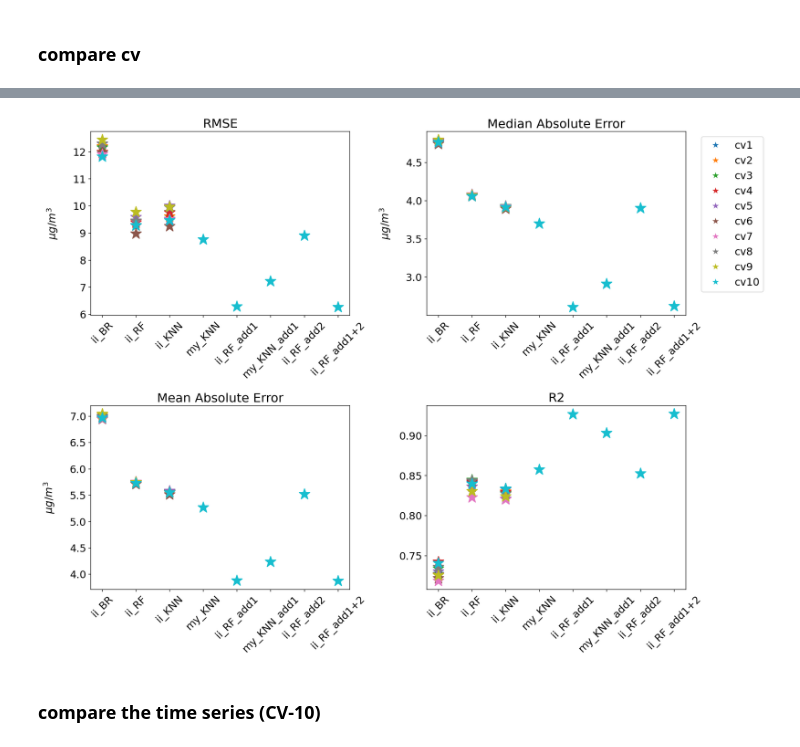
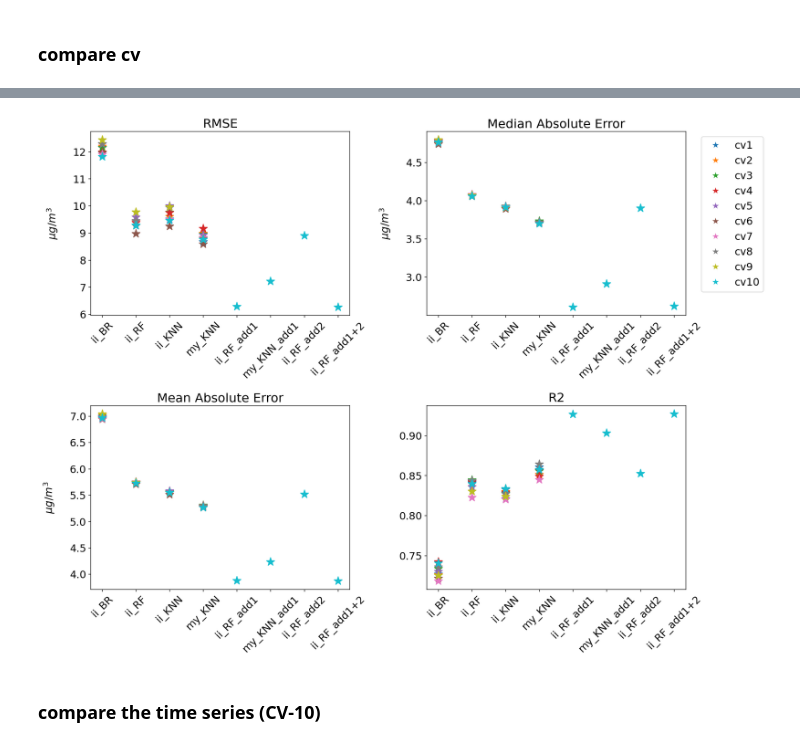
Before and after one commit to iditbela2/Broday_notebooks, a Jupyter notebook: analysing_results.ipynb, the cells around one changed output, grey strips where cells are left out. Saved outputs shown, nothing was run; the diff lists cells and outputs as text; code cells hidden in the pictures.

```diff
--- a/analysing_results.ipynb
+++ b/analysing_results.ipynb
@@ -112,0 +123,24 @@ my_KNN_cv10 = pd.read_pickle("/Users/iditbela/Documents/Broday/saved_data_from_n
+# %%
+# my_KNN all cross-validations
+
+def return_results_my_knn(np_values, np_r_PM25_y):
+    y_train = np_r_PM25_y[~np.isnan(np_r_PM25_y)]
+    y_pred = np_values[~np.isnan(np_r_PM25_y)]
+
+    RMSE = np.sqrt(mean_squared_error(y_train, y_pred))
+    MedianAE = median_absolute_error(y_train, y_pred)
+    MeanAE = mean_absolute_error(y_train,y_pred)
+    R2 = r2_score(y_train,y_pred)
+
+    return [RMSE,MedianAE,MeanAE,R2]
+
+
+results_my_KNN = results_woD_KNN.copy()
+for i in (1,2,3,4,5,6,7,8,10):
+    r_PM25_copy = r_PM25.copy()
+    np_r_PM25, np_r_PM25_y = return_X_y_KFold_cross_validation(r_PM25_copy,10,i-1)
+    my_KNN_file = pd.read_pickle("/Users/iditbela/Documents/Broday/saved_data_from_notebooks/my_KNN_cv"+str(i))
+    np_values = my_KNN_file.values
+    results_my_KNN.iloc[i-1,:] = (return_results_my_knn(np_values, np_r_PM25_y))
+
+results_my_KNN.iloc[8,:]=[np.nan,np.nan,np.nan,np.nan]
@@ -167,10 +215,17 @@ cmap = plt.cm.tab10
 col = cmap(np.linspace(0, 1, N))
 rcParams['axes.prop_cycle'] = cycler(color=col)
 
-ax1.plot(np.arange(0,8), [results_woD_BR.iloc[:,0],results_woD_RF.iloc[:,0],results_woD_KNN.iloc[:,0],results_woD_My_KNN_CV10.iloc[:,0], results_RF_woD_dbda_cv10.iloc[:,0], results_my_KNN_dbda_cv10.iloc[:,0], results_RF_wD_cv10.iloc[:,0],results_RF_wD_dbda_cv10.iloc[:,0]],'*') #RMSE
-ax2.plot(np.arange(0,8), [results_woD_BR.iloc[:,1],results_woD_RF.iloc[:,1],results_woD_KNN.iloc[:,1],results_woD_My_KNN_CV10.iloc[:,1], results_RF_woD_dbda_cv10.iloc[:,1], results_my_KNN_dbda_cv10.iloc[:,1], results_RF_wD_cv10.iloc[:,1],results_RF_wD_dbda_cv10.iloc[:,1]],'*') # Median Absolute Error
-ax3.plot(np.arange(0,8), [results_woD_BR.iloc[:,2],results_woD_RF.iloc[:,2],results_woD_KNN.iloc[:,2],results_woD_My_KNN_CV10.iloc[:,2], results_RF_woD_dbda_cv10.iloc[:,2], results_my_KNN_dbda_cv10.iloc[:,2], results_RF_wD_cv10.iloc[:,2],results_RF_wD_dbda_cv10.iloc[:,2]],'*') # Mean Absolute Error
-ax4.plot(np.arange(0,8), [results_woD_BR.iloc[:,3],results_woD_RF.iloc[:,3],results_woD_KNN.iloc[:,3],results_woD_My_KNN_CV10.iloc[:,3], results_RF_woD_dbda_cv10.iloc[:,3], results_my_KNN_dbda_cv10.iloc[:,3], results_RF_wD_cv10.iloc[:,3],results_RF_wD_dbda_cv10.iloc[:,3]],'*') #r2
+
+# ax1.plot(np.arange(0,4), [results_woD_BR.iloc[:,0],results_woD_RF.iloc[:,0],results_woD_KNN.iloc[:,0],results_my_KNN.iloc[:,0]],'*') #RMSE
+# ax2.plot(np.arange(0,4), [results_woD_BR.iloc[:,1],results_woD_RF.iloc[:,1],results_woD_KNN.iloc[:,1],results_my_KNN.iloc[:,1]],'*') # Median Absolute Error
+# ax3.plot(np.arange(0,4), [results_woD_BR.iloc[:,2],results_woD_RF.iloc[:,2],results_woD_KNN.iloc[:,2],results_my_KNN.iloc[:,2]],'*') # Mean Absolute Error
+# ax4.plot(np.arange(0,4), [results_woD_BR.iloc[:,3],results_woD_RF.iloc[:,3],results_woD_KNN.iloc[:,3],results_my_KNN.iloc[:,3]],'*') #r2
+
+
+ax1.plot(np.arange(0,8), [results_woD_BR.iloc[:,0],results_woD_RF.iloc[:,0],results_woD_KNN.iloc[:,0],results_my_KNN.iloc[:,0], results_RF_woD_dbda_cv10.iloc[:,0], results_my_KNN_dbda_cv10.iloc[:,0], results_RF_wD_cv10.iloc[:,0],results_RF_wD_dbda_cv10.iloc[:,0]],'*') #RMSE
+ax2.plot(np.arange(0,8), [results_woD_BR.iloc[:,1],results_woD_RF.iloc[:,1],results_woD_KNN.iloc[:,1],results_my_KNN.iloc[:,1], results_RF_woD_dbda_cv10.iloc[:,1], results_my_KNN_dbda_cv10.iloc[:,1], results_RF_wD_cv10.iloc[:,1],results_RF_wD_dbda_cv10.iloc[:,1]],'*') # Median Absolute Error
+ax3.plot(np.arange(0,8), [results_woD_BR.iloc[:,2],results_woD_RF.iloc[:,2],results_woD_KNN.iloc[:,2],results_my_KNN.iloc[:,2], results_RF_woD_dbda_cv10.iloc[:,2], results_my_KNN_dbda_cv10.iloc[:,2], results_RF_wD_cv10.iloc[:,2],results_RF_wD_dbda_cv10.iloc[:,2]],'*') # Mean Absolute Error
+ax4.plot(np.arange(0,8), [results_woD_BR.iloc[:,3],results_woD_RF.iloc[:,3],results_woD_KNN.iloc[:,3],results_my_KNN.iloc[:,3], results_RF_woD_dbda_cv10.iloc[:,3], results_my_KNN_dbda_cv10.iloc[:,3], results_RF_wD_cv10.iloc[:,3],results_RF_wD_dbda_cv10.iloc[:,3]],'*') #r2
 
 legend_elements = [Line2D([0], [0], marker='*', color='w', label='cv1',
                           markerfacecolor=col[0], markersize=14),
@@ -182,34 +237,38 @@ legend_elements = [Line2D([0], [0], marker='*', color='w', label='cv1',
                           markerfacecolor=col[3], markersize=14),
                    Line2D([0], [0], marker='*', color='w', label='cv5',
                           markerfacecolor=col[4], markersize=14),
                    Line2D([0], [0], marker='*', color='w', label='cv6',
                           markerfacecolor=col[5], markersize=14),
                    Line2D([0], [0], marker='*', color='w', label='cv7',
                           markerfacecolor=col[6], markersize=14),
                    Line2D([0], [0], marker='*', color='w', label='cv8',
                           markerfacecolor=col[7], markersize=14),
                    Line2D([0], [0], marker='*', color='w', label='cv9',
                           markerfacecolor=col[8], markersize=14),
                    Line2D([0], [0], marker='*', color='w', label='cv10',
                           markerfacecolor=col[9], markersize=14)]
 
 for i,ax in enumerate(fig.get_axes()):
     ax.set_title(titles[i])
+#     ax.set_xticks(np.arange(0,4))
     ax.set_xticks(np.arange(0,8))
+
+#     ax.set_xticklabels(['ii_BR','ii_RF','ii_KNN','my_KNN'],rotation=45)
     ax.set_xticklabels(['ii_BR','ii_RF','ii_KNN','my_KNN','ii_RF_add1','my_KNN_add1','ii_RF_add2','ii_RF_add1+2'],rotation=45)
     if i!=3:
         ax.set_ylabel('$\mu g/m^3$\n')
     if i==1:
         ax.legend(handles=legend_elements,bbox_to_anchor=(1.32,1))
 
 plt.rcParams.update({'font.size': 16})
 plt.rcParams.update({'lines.markersize': 14})
 
 plt.tight_layout()
 # plt.savefig("/Users/iditbela/Documents/Broday/saved_data_from_notebooks/CV_results_basic.png", dpi=500)
+# plt.savefig("/Users/iditbela/Documents/Broday/saved_data_from_notebooks/CV_results_all.png", dpi=500)
 plt.show();
 # %% [output]
-[figure, old version]
+[figure, new version]
 # %%
 # results_woD_BR
 # results_woD_RF
```
Also changed, not shown: parts of 9 cells of this notebook, 1 other file.
